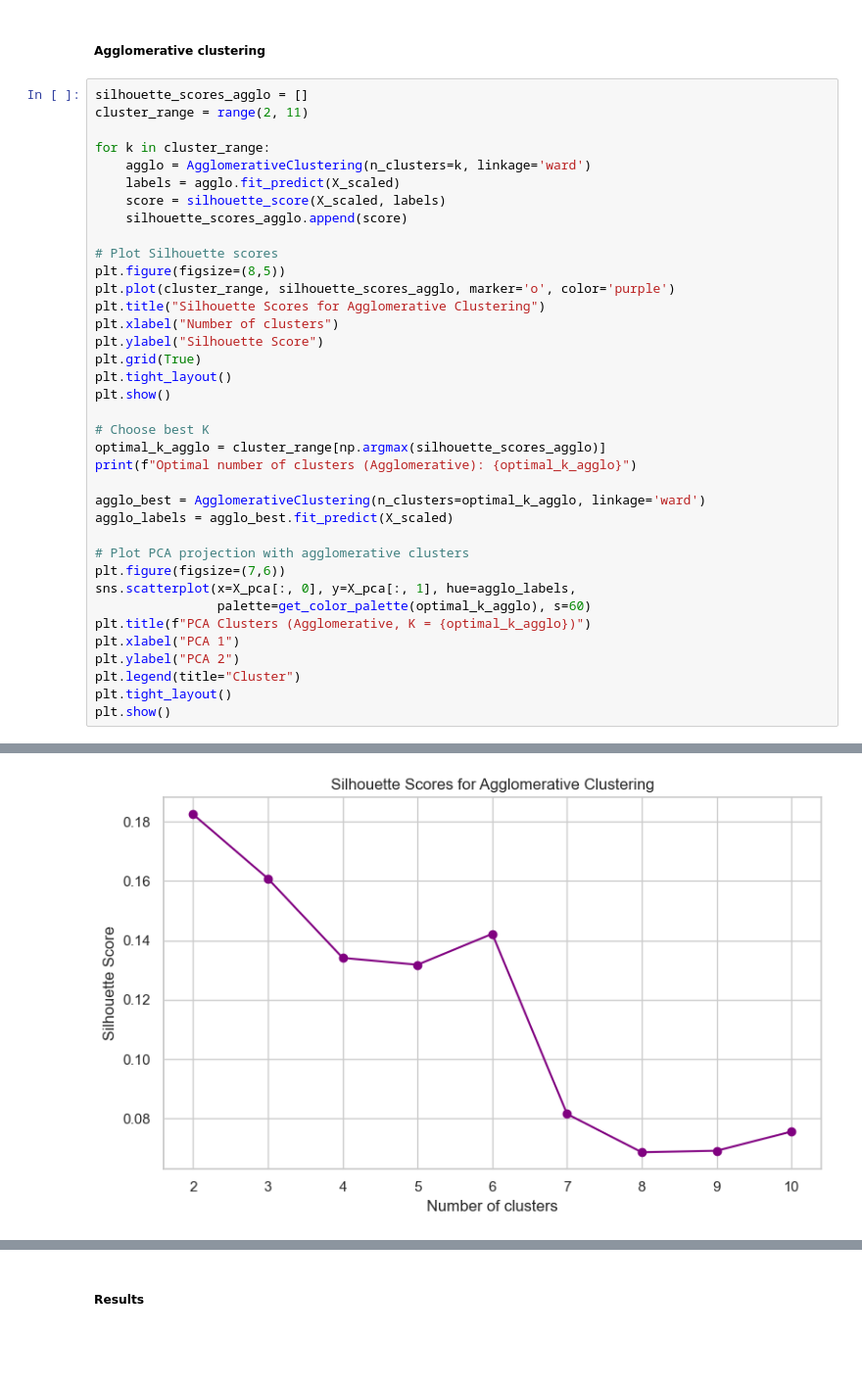
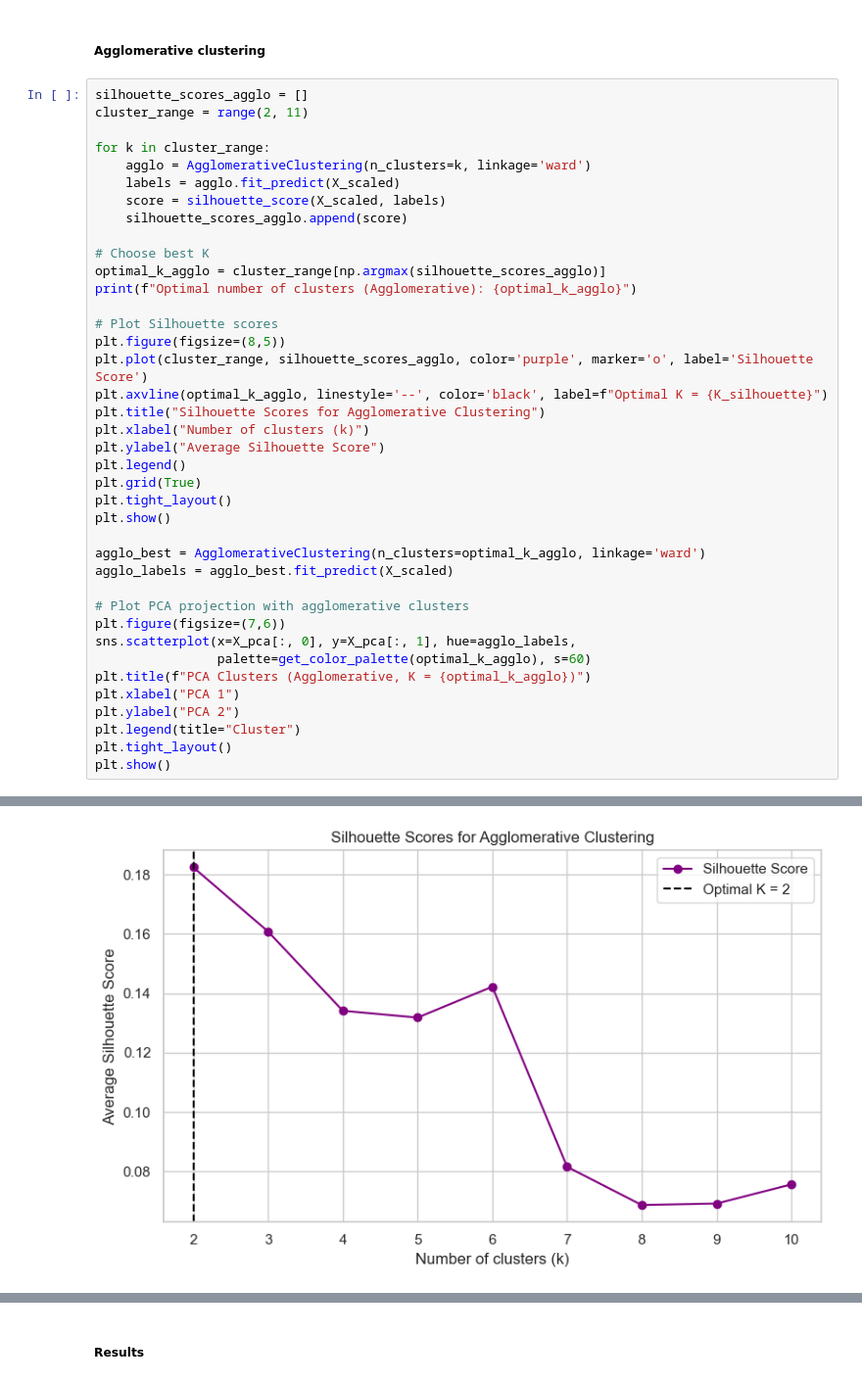
Before and after one commit to albert-moller/CompDataAnalysisCase2, a Jupyter notebook: cluster_analysis_exploration.ipynb, the cells around one changed output, grey strips where cells are left out. Shown: that part at 98% size. Cells and saved outputs as stored; diff of their text form; blank space fills up the shorter version.

```diff
--- a/cluster_analysis_exploration.ipynb
+++ b/cluster_analysis_exploration.ipynb
@@ -324,19 +324,21 @@ for k in cluster_range:
     score = silhouette_score(X_scaled, labels)
     silhouette_scores_agglo.append(score)
 
+# Choose best K
+optimal_k_agglo = cluster_range[np.argmax(silhouette_scores_agglo)]
+print(f"Optimal number of clusters (Agglomerative): {optimal_k_agglo}")
+
 # Plot Silhouette scores
 plt.figure(figsize=(8,5))
-plt.plot(cluster_range, silhouette_scores_agglo, marker='o', color='purple')
+plt.plot(cluster_range, silhouette_scores_agglo, color='purple', marker='o', label='Silhouette Score')
+plt.axvline(optimal_k_agglo, linestyle='--', color='black', label=f"Optimal K = {K_silhouette}")
 plt.title("Silhouette Scores for Agglomerative Clustering")
-plt.xlabel("Number of clusters")
-plt.ylabel("Silhouette Score")
+plt.xlabel("Number of clusters (k)")
+plt.ylabel("Average Silhouette Score")
+plt.legend()
 plt.grid(True)
 plt.tight_layout()
 plt.show()
-
-# Choose best K
-optimal_k_agglo = cluster_range[np.argmax(silhouette_scores_agglo)]
-print(f"Optimal number of clusters (Agglomerative): {optimal_k_agglo}")
 
 agglo_best = AgglomerativeClustering(n_clusters=optimal_k_agglo, linkage='ward')
 agglo_labels = agglo_best.fit_predict(X_scaled)
@@ -355 +358 @@ plt.show()
-[figure, old version]
+[figure, new version]
```
Also changed, not shown: parts of 7 cells of this notebook.
